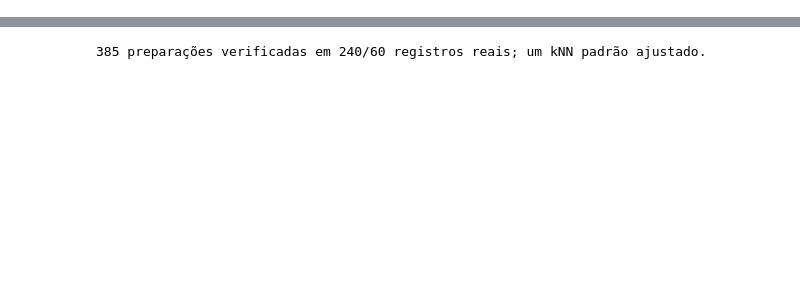
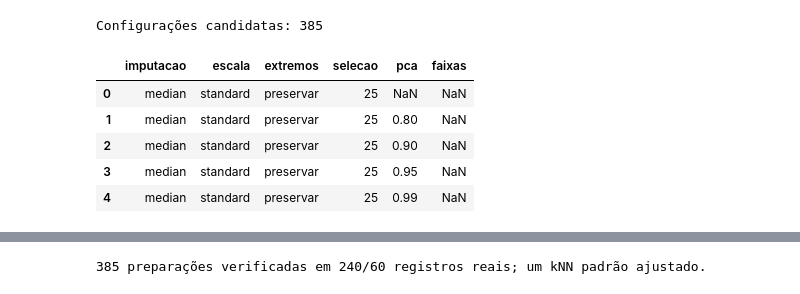
Before and after one commit to jean-pietro-lacerda/pns-atividade-fisica-knn, a Jupyter notebook: notebooks/03_preprocessamento.ipynb, the cells around one changed output, grey strips where cells are left out. Cells and saved outputs as stored; diff of their text form; code cells hidden in the pictures; blank space fills up the shorter version.

```diff
--- a/notebooks/03_preprocessamento.ipynb
+++ b/notebooks/03_preprocessamento.ipynb
@@ -76,0 +230,13 @@ Imputação por média/mediana nas numéricas e moda nas categorias é preventiv
+# %%
+receitas = configuracoes_experimentais()
+assert len(receitas) == 385
+print("Configurações candidatas:", len(receitas))
+display(pd.DataFrame(receitas).head())
+# %% [output]
+Configurações candidatas: 385
+|  | imputacao | escala | extremos | selecao | pca | faixas |
+| 0 | median | standard | preservar | 25 | NaN | NaN |
+| 1 | median | standard | preservar | 25 | 0.80 | NaN |
+| 2 | median | standard | preservar | 25 | 0.90 | NaN |
+| 3 | median | standard | preservar | 25 | 0.95 | NaN |
+| 4 | median | standard | preservar | 25 | 0.99 | NaN |
```
Also changed, not shown: parts of 32 cells of this notebook, 3 other files.
